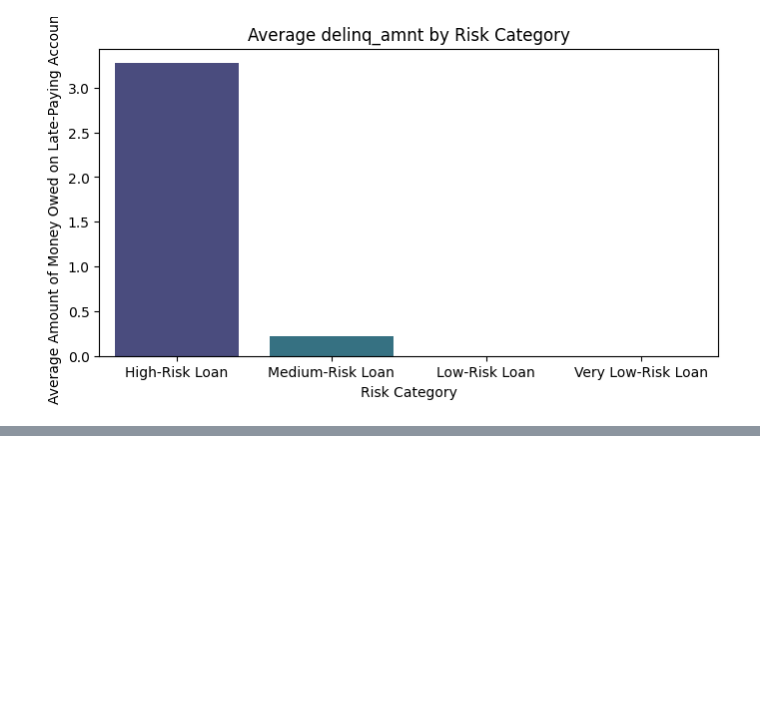
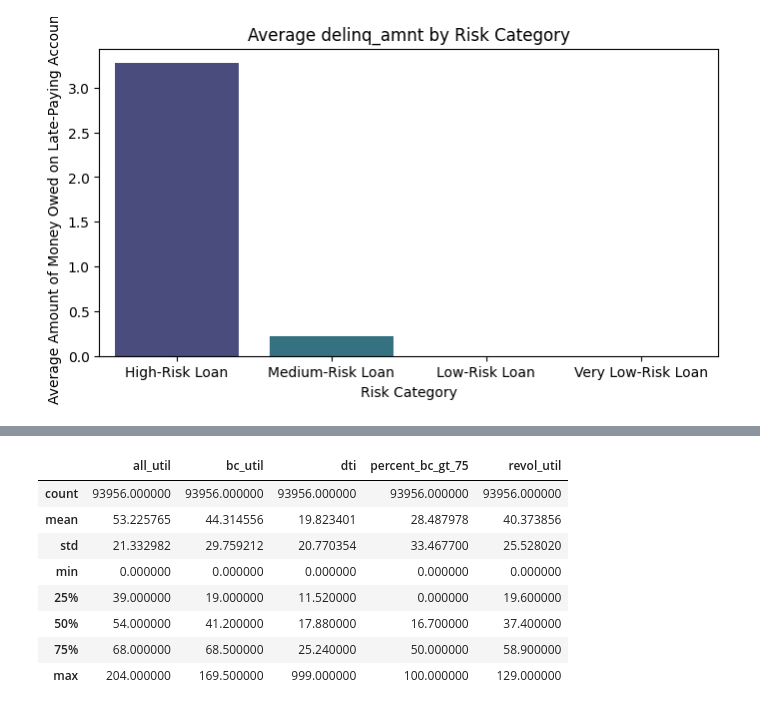
Before and after one commit to hidayah24/data-analyst-portfolio, a Jupyter notebook: Project-2-Credit-Risk-Analysis-and-Optimization-of-Lending-Decisions/Credit-Risk-Analysis.ipynb, the cells around one changed output, grey strips where cells are left out. Saved outputs shown, nothing was run; the diff lists cells and outputs as text; code cells hidden in the pictures; blank space fills up the shorter version.

```diff
--- a/Project-2-Credit-Risk-Analysis-and-Optimization-of-Lending-Decisions/Credit-Risk-Analysis.ipynb
+++ b/Project-2-Credit-Risk-Analysis-and-Optimization-of-Lending-Decisions/Credit-Risk-Analysis.ipynb
@@ -614,0 +638,12 @@ Passing `palette` without assigning `hue` is deprecated and will be removed in v
+# %%
+df[['all_util', 'bc_util', 'dti', 'percent_bc_gt_75', 'revol_util']].describe()
+# %% [output]
+|  | all_util | bc_util | dti | percent_bc_gt_75 | revol_util |
+| count | 93956.000000 | 93956.000000 | 93956.000000 | 93956.000000 | 93956.000000 |
+| mean | 53.225765 | 44.314556 | 19.823401 | 28.487978 | 40.373856 |
+| std | 21.332982 | 29.759212 | 20.770354 | 33.467700 | 25.528020 |
+| min | 0.000000 | 0.000000 | 0.000000 | 0.000000 | 0.000000 |
+| 25% | 39.000000 | 19.000000 | 11.520000 | 0.000000 | 19.600000 |
+| 50% | 54.000000 | 41.200000 | 17.880000 | 16.700000 | 37.400000 |
+| 75% | 68.000000 | 68.500000 | 25.240000 | 50.000000 | 58.900000 |
+| max | 204.000000 | 169.500000 | 999.000000 | 100.000000 | 129.000000 |
```
Also changed, not shown: parts of 6 cells of this notebook.
